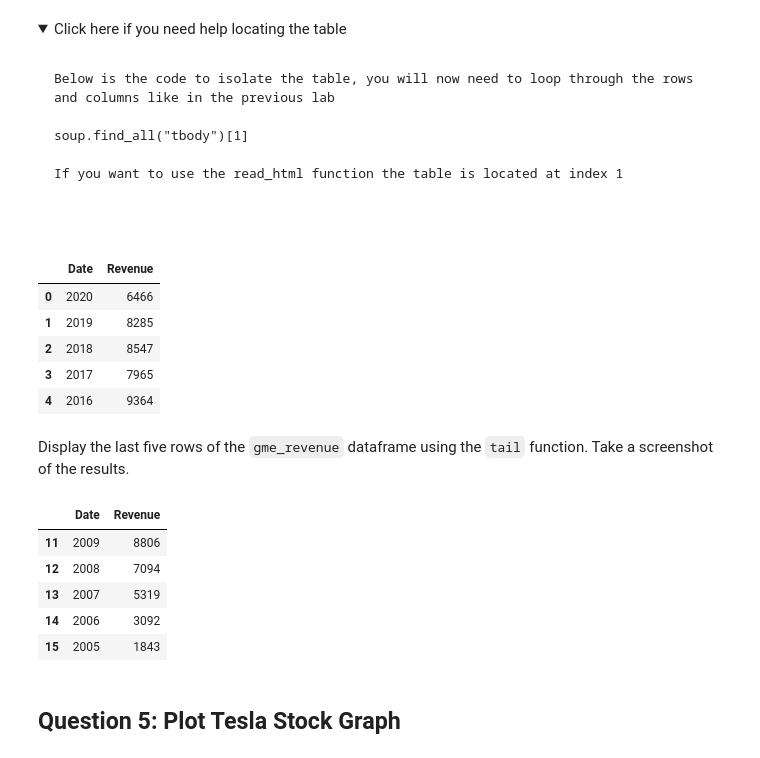
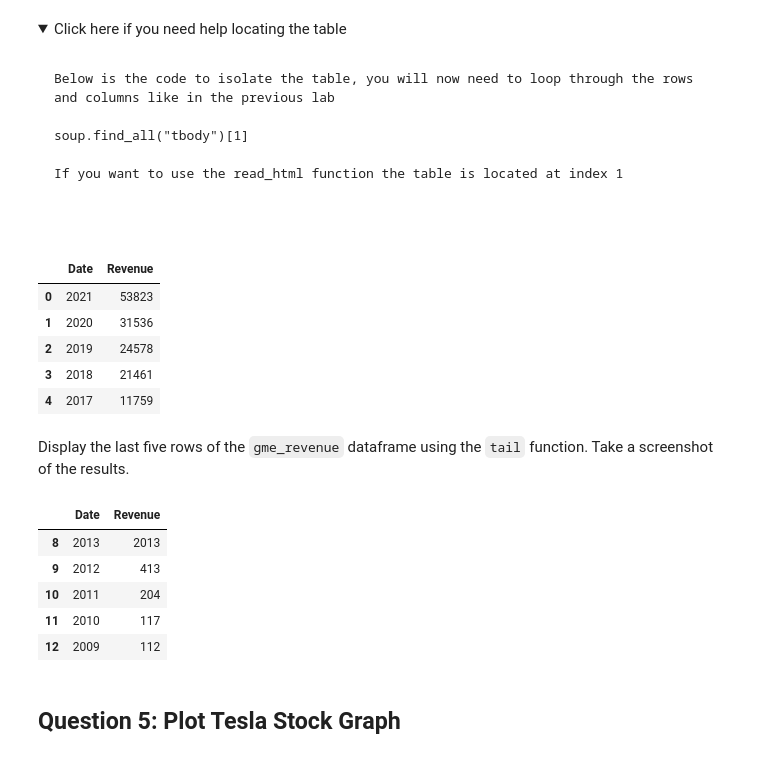
Before and after one commit to salouaLs/Stock-Revenue-Data-and-Dashboard, a Jupyter notebook: Final Assignment.ipynb, the cells around one changed output. Drawn from its saved outputs; the diff is of its cells as text; code cells hidden in the pictures; folded sections open.

```diff
--- a/Final Assignment.ipynb
+++ b/Final Assignment.ipynb
@@ -109,7 +109,7 @@ html_data = requests.get(url).text
 # %% [markdown]
 Parse the html data using `beautiful_soup`.
 # %%
-beautiful_soup= BeautifulSoup(html_data, "html5lib")
+beautiful_soup= BeautifulSoup(html_data)
 # %% [markdown]
 Using `BeautifulSoup` or the `read_html` function extract the table with `Tesla Revenue` and store it into a dataframe named `tesla_revenue`. The dataframe should have columns `Date` and `Revenue`.
 # %% [markdown]
@@ -128,14 +128,18 @@ If you want to use the read_html function the table is located at index 1
 
 </details>
 # %%
-tesla_revenue = pd.DataFrame(columns=["Date", "Revenue"])
+tesla_revenue = pd.DataFrame(columns = ['Date', 'Revenue'])
 
-for row in beautiful_soup.find("tbody").find_all("tr"):
+for row in beautiful_soup.find_all("tbody")[1].find_all("tr"):
     col = row.find_all("td")
     date = col[0].text
-    revenue = col[1].text
+    revenue = col[1].text.replace("$", "")
 
-    tesla_revenue = tesla_revenue.append({"Date":date, "Revenue":revenue}, ignore_index=True)
-tesla_revenue.head()
+    tesla_revenue = tesla_revenue.append({"Date": date, "Revenue": revenue}, ignore_index = True)
+
+nan_value = float("NaN")
+tesla_revenue.replace("", nan_value, inplace=True)
+tesla_revenue.dropna(subset = ["Revenue"], inplace=True)
+tesla_revenue.tail(5)
 # %% [output]
 |  | Date | Revenue |
@@ -216,35 +222,32 @@ If you want to use the read_html function the table is located at index 1
 
 </details>
 # %%
-gme_revenue = pd.DataFrame(columns=["Date", "Revenue"])
+tesla_revenue = pd.DataFrame(columns = ['Date', 'Revenue'])
 
-for row in beautiful_soup.find("tbody").find_all("tr"):
+for row in beautiful_soup.find_all("tbody")[1].find_all("tr"):
     col = row.find_all("td")
-    Date = col[0].text
-    Revenue = col[1].text
+    date = col[0].text
+    revenue = col[1].text.replace("$", "").replace(",", "")
 
-    gme_revenue = gme_revenue.append({"Date":Date, "Revenue":Revenue}, ignore_index=True)
-
-gme_revenue["Revenue"] = gme_revenue['Revenue'].str.replace(',|\$',"")
-gme_revenue.head(5)
+    tesla_revenue = tesla_revenue.append({"Date": date, "Revenue": revenue}, ignore_index = True)
 # %% [output]
 |  | Date | Revenue |
-| 0 | 2020 | 6466 |
-| 1 | 2019 | 8285 |
-| 2 | 2018 | 8547 |
-| 3 | 2017 | 7965 |
-| 4 | 2016 | 9364 |
+| 0 | 2021 | 53823 |
+| 1 | 2020 | 31536 |
+| 2 | 2019 | 24578 |
+| 3 | 2018 | 21461 |
+| 4 | 2017 | 11759 |
 # %% [markdown]
 Display the last five rows of the `gme_revenue` dataframe using the `tail` function. Take a screenshot of the results.
 # %%
 gme_revenue.tail(5)
 # %% [output]
 |  | Date | Revenue |
-| 11 | 2009 | 8806 |
-| 12 | 2008 | 7094 |
-| 13 | 2007 | 5319 |
-| 14 | 2006 | 3092 |
-| 15 | 2005 | 1843 |
+| 8 | 2013 | 2013 |
+| 9 | 2012 | 413 |
+| 10 | 2011 | 204 |
+| 11 | 2010 | 117 |
+| 12 | 2009 | 112 |
 # %% [markdown]
 ## Question 5: Plot Tesla Stock Graph
 # %% [markdown]
```
Also changed, not shown: parts of 8 cells of this notebook.
